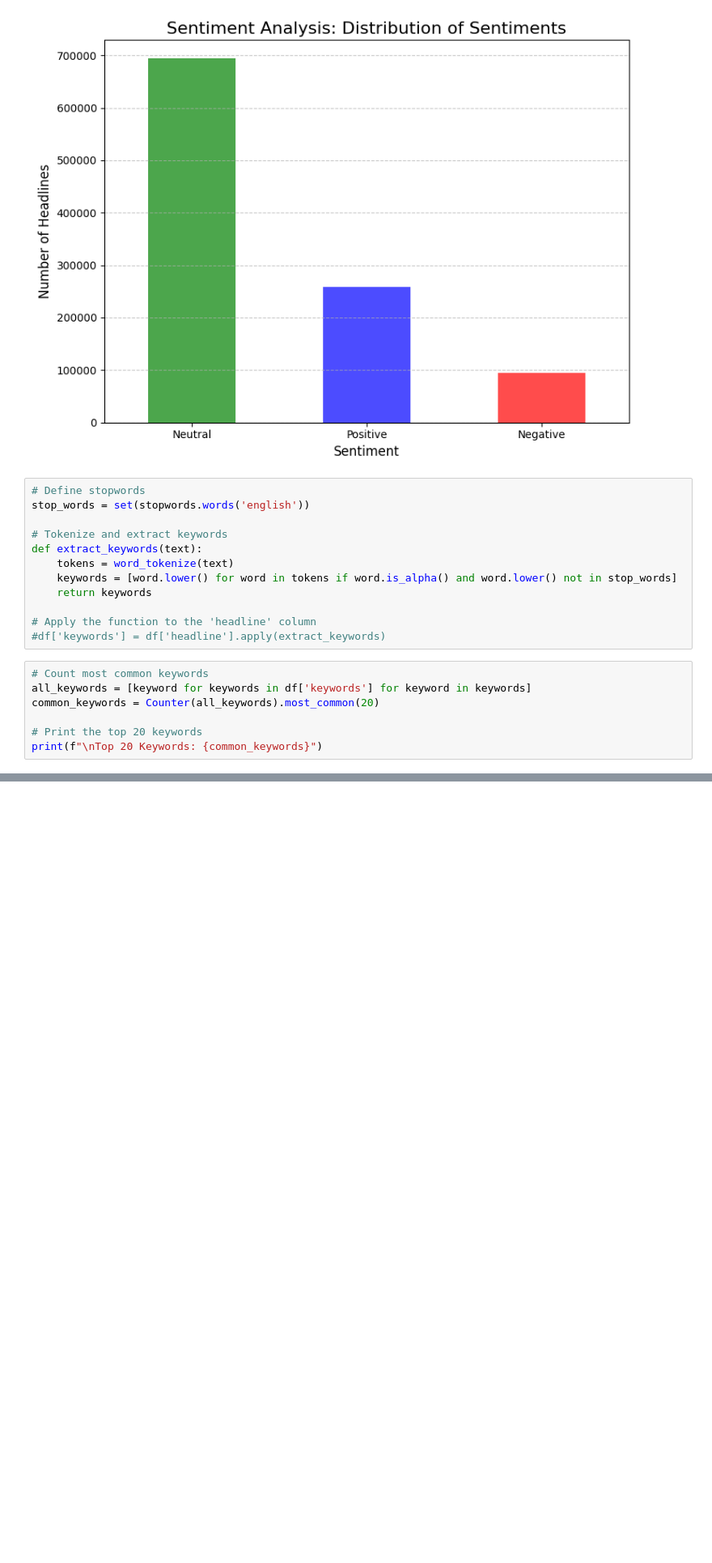
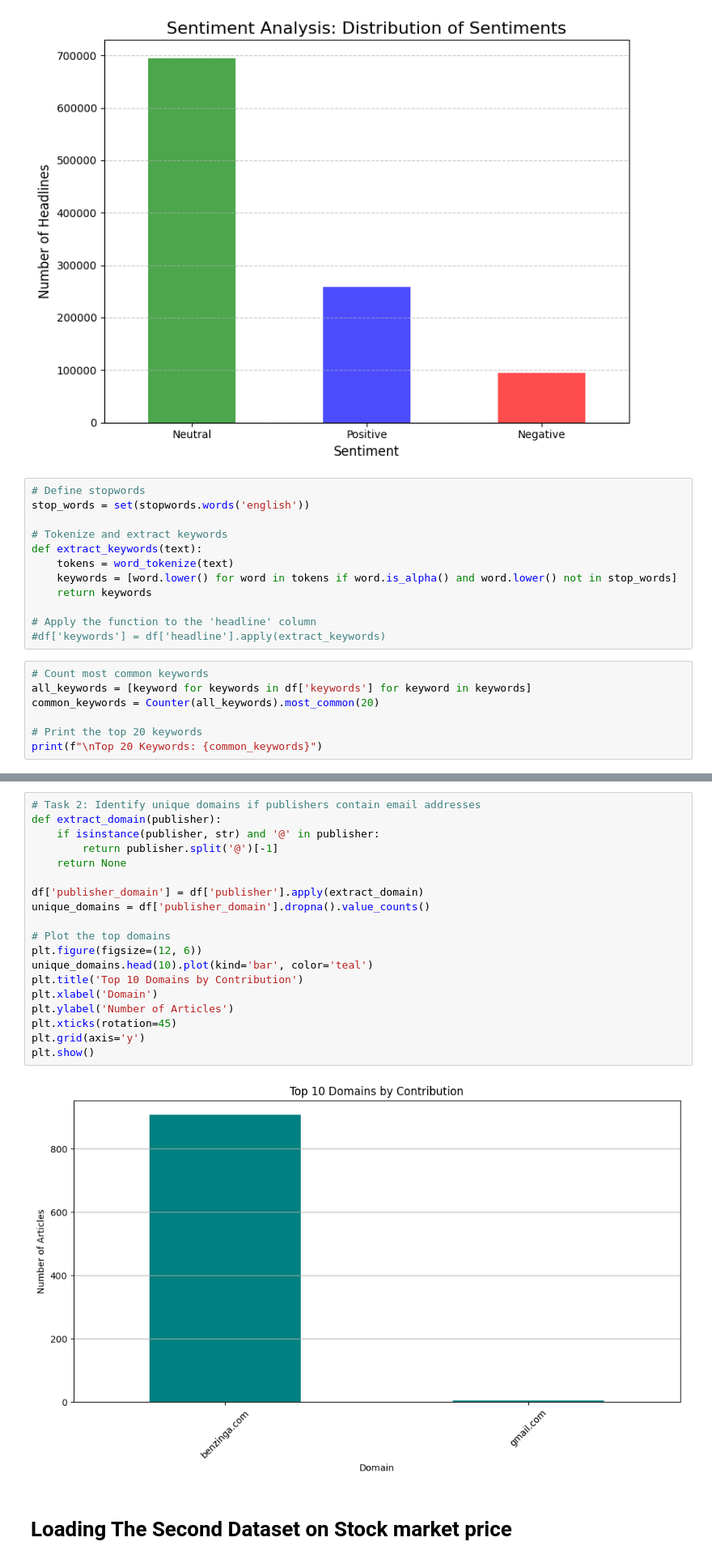
Before and after one commit to mubarek4566/Stoke_market_prediction_w1, a Jupyter notebook: notebooks/stoke_main.ipynb, the cells around one changed output, grey strips where cells are left out. Shown at 81% size. Cells and saved outputs as stored; diff of their text form; blank space fills up the shorter version.

```diff
--- a/notebooks/stoke_main.ipynb
+++ b/notebooks/stoke_main.ipynb
@@ -260,0 +329,23 @@ print(f"\nTop 20 Keywords: {common_keywords}")
+# %%
+# Task 2: Identify unique domains if publishers contain email addresses
+def extract_domain(publisher):
+    if isinstance(publisher, str) and '@' in publisher:
+        return publisher.split('@')[-1]
+    return None
+
+df['publisher_domain'] = df['publisher'].apply(extract_domain)
+unique_domains = df['publisher_domain'].dropna().value_counts()
+
+# Plot the top domains
+plt.figure(figsize=(12, 6))
+unique_domains.head(10).plot(kind='bar', color='teal')
+plt.title('Top 10 Domains by Contribution')
+plt.xlabel('Domain')
+plt.ylabel('Number of Articles')
+plt.xticks(rotation=45)
+plt.grid(axis='y')
+plt.show()
+# %% [output]
+[figure, added]
+# %% [markdown]
+# Loading The Second Dataset on Stock market price
```
Also changed, not shown: parts of 26 cells of this notebook, 7 other files.
